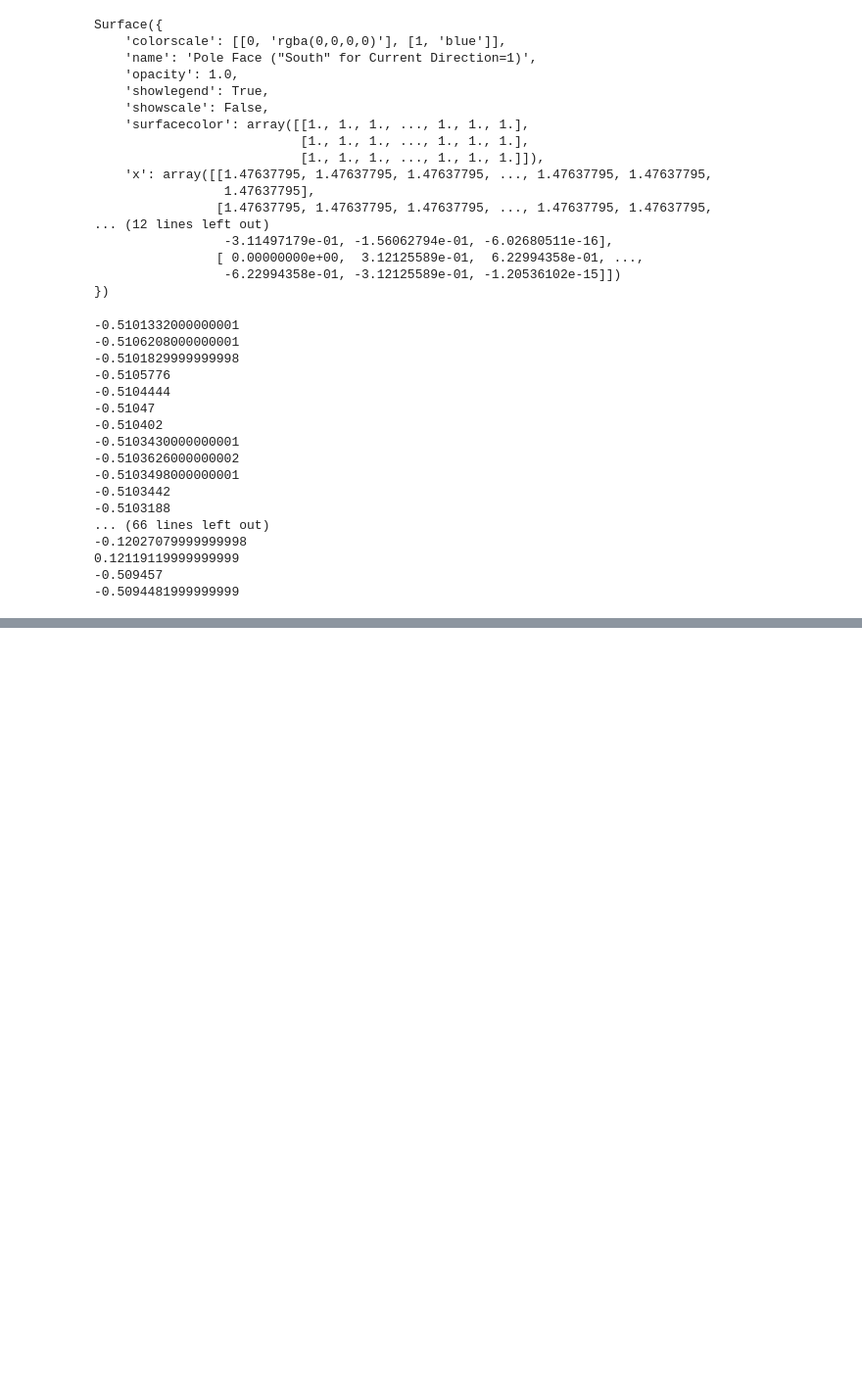
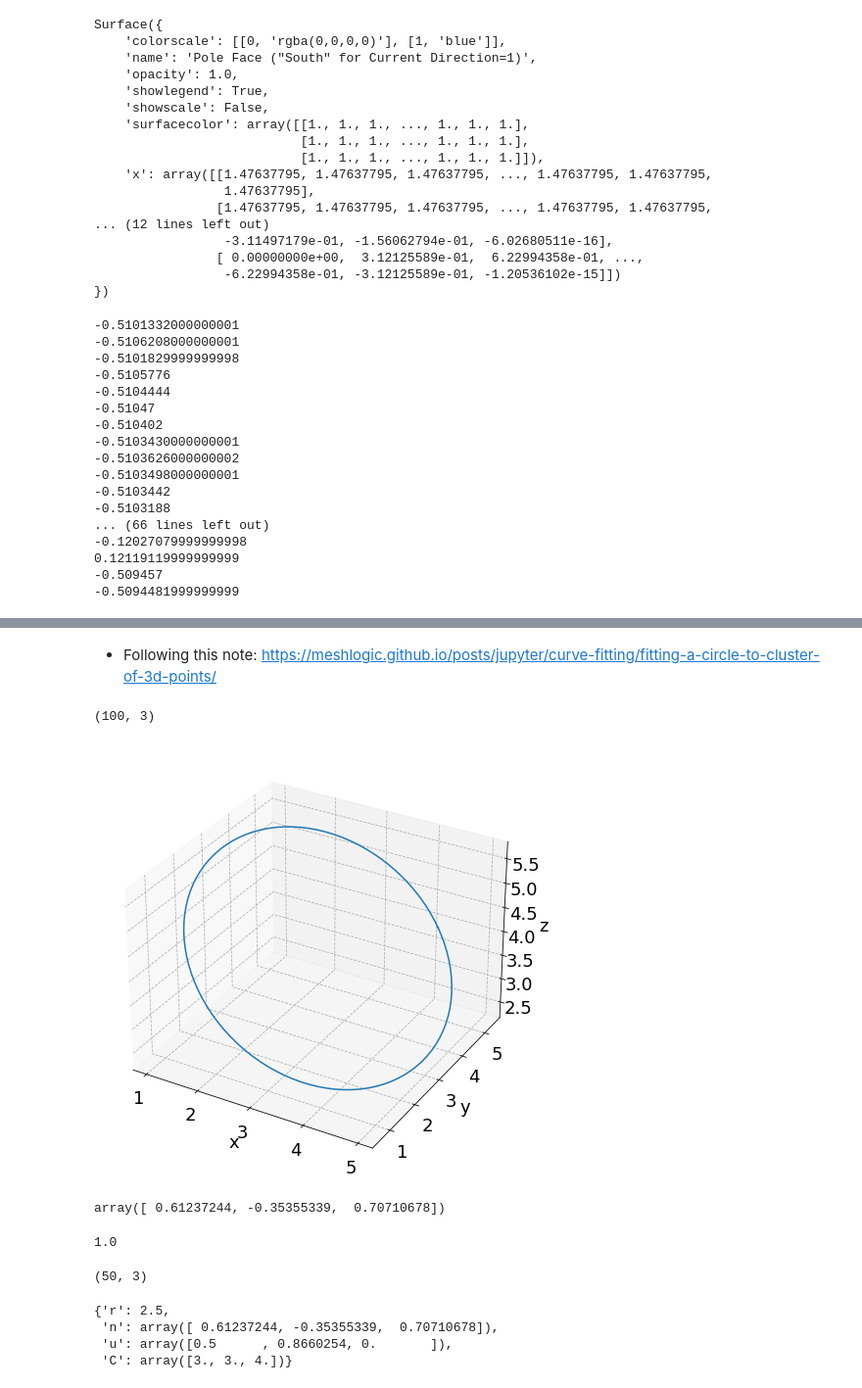
Before and after one commit to ckampa13/hallprobecalib, a Jupyter notebook: scripts/Calibration_Survey_Dec_2022/12-15-22_Survey_Results_v2.ipynb, the cells around one changed output, grey strips where cells are left out. Shown at 98% size. Saved outputs shown, nothing was run; the diff lists cells and outputs as text; code cells hidden in the pictures; blank space fills up the shorter version.

Commit message:
Small progress on survey analysis. Working out a robust circle fit in 3D.

```diff
--- a/scripts/Calibration_Survey_Dec_2022/12-15-22_Survey_Results_v2.ipynb
+++ b/scripts/Calibration_Survey_Dec_2022/12-15-22_Survey_Results_v2.ipynb
@@ -1242,0 +1248,52 @@ for group_ind in groups_ind:
+# %% [markdown]
+- Following this note: https://meshlogic.github.io/posts/jupyter/curve-fitting/fitting-a-circle-to-cluster-of-3d-points/
+# %%
+def circle_3d(t, **params):
+    # t must be a scalar
+    return params['r'] * np.cos(t) * params['u'] + params['r'] * np.sin(t) * np.cross(params['n'], params['u']) + params['C']
+# %%
+#phi = np.pi/4.
+# phi = -np.pi/2
+# theta = np.pi/3.
+
+# params = {
+#     'r': 1.5,
+#     'n': np.array([np.cos(phi) * np.sin(theta), np.sin(phi) * np.sin(theta), np.cos(theta)]),
+#     'u': np.array([-np.sin(phi), np.cos(phi), 0.]),
+#     'C': np.array([0., 0.5, 1.0])
+# }
+
+phi = -30/180*np.pi
+theta = 45/180*np.pi
+
+params = {
+    'r': 2.5,
+    'n': np.array([np.cos(phi) * np.sin(theta), np.sin(phi) * np.sin(theta), np.cos(theta)]),
+    'u': np.array([-np.sin(phi), np.cos(phi), 0.]),
+    'C': np.array([3., 3., 4.])
+}
+# %%
+thetas = np.linspace(0, 2*np.pi, 100)
+vecs = np.array([circle_3d(t, **params) for t in thetas])
+# %%
+vecs.shape
+# %% [output]
+(100, 3)
+# %%
+fig = plt.figure()
+ax = plt.axes(projection='3d')
+
+ax.plot(*vecs.T)
+ax.set_xlabel('x')
+ax.set_ylabel('y')
+ax.set_zlabel('z');
+# %% [output]
+[figure, added]
+# %%
+params['n']
+# %% [output]
+array([ 0.61237244, -0.35355339,  0.70710678])
+# %%
+np.linalg.norm(params['n'])
+# %% [output]
+1.0
@@ -1242,0 +1321,11 @@ for group_ind in groups_ind:
+# %%
+vecs_gen.shape
+# %% [output]
+(50, 3)
+# %%
+params
+# %% [output]
+{'r': 2.5,
+ 'n': array([ 0.61237244, -0.35355339,  0.70710678]),
+ 'u': array([0.5      , 0.8660254, 0.       ]),
+ 'C': array([3., 3., 4.])}
```
Also changed, not shown: parts of 43 cells of this notebook, 1 other file.
